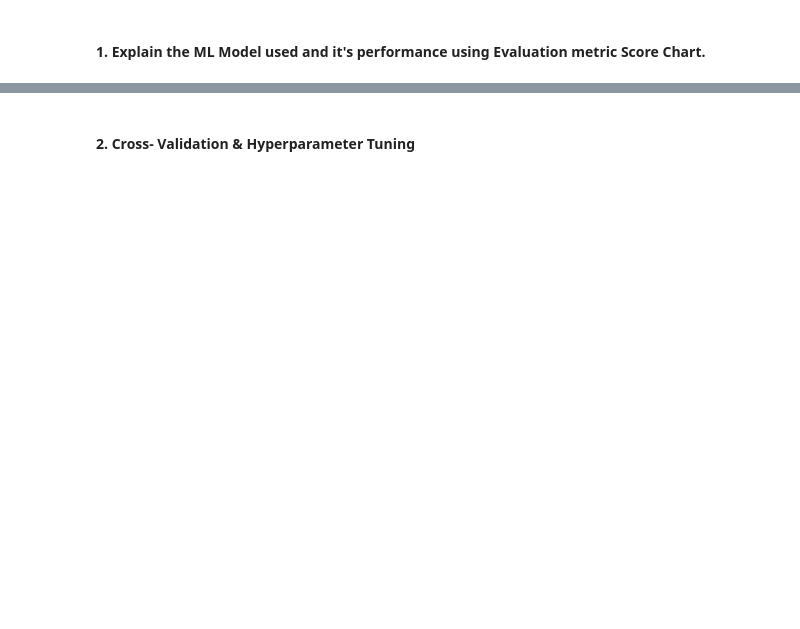
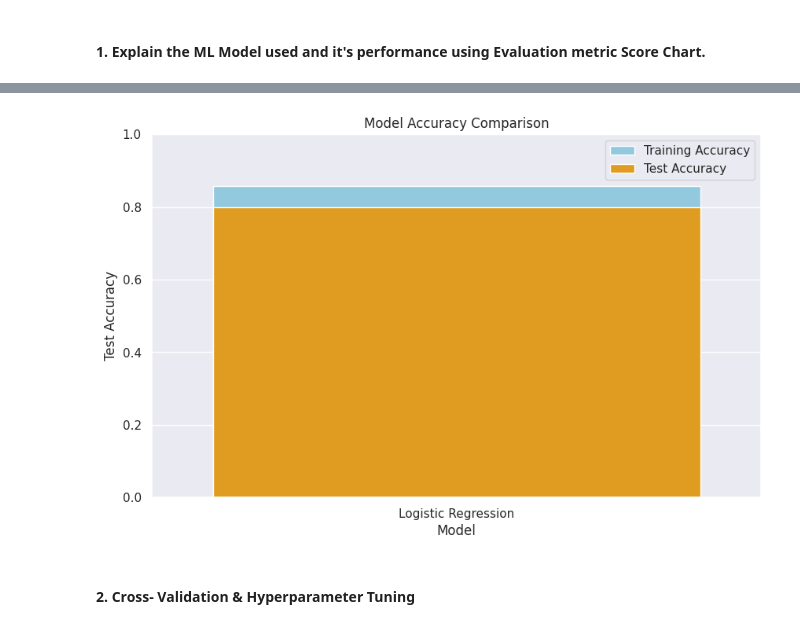
Before and after one commit to Pawanme9034/Sentiment_Analysis_Predicting_sentiment_of_COVID-19_tweets, a Jupyter notebook: Sentiment_Analysis_Predicting_sentiment_of_COVID_19_tweets.ipynb, the cells around one changed output, grey strips where cells are left out. Cells and saved outputs as stored; diff of their text form; code cells hidden in the pictures; blank space fills up the shorter version.

```diff
--- a/Sentiment_Analysis_Predicting_sentiment_of_COVID_19_tweets.ipynb
+++ b/Sentiment_Analysis_Predicting_sentiment_of_COVID_19_tweets.ipynb
@@ -1030,2 +1383,20 @@ print("Test accuracy Score : ",logreg_test_accuracy )
+# %%
+
+models = ['Logistic Regression']
+train_accuracies = [logreg_train_accuracy]
+test_accuracies = [logreg_test_accuracy]
+
+df_accuracies = pd.DataFrame({'Model': models, 'Training Accuracy': train_accuracies, 'Test Accuracy': test_accuracies})
+
+# Plotting with Seaborn
+plt.figure(figsize=(10, 6))
+sns.barplot(x='Model', y='Training Accuracy', data=df_accuracies, color='skyblue', label='Training Accuracy')
+sns.barplot(x='Model', y='Test Accuracy', data=df_accuracies, color='orange', label='Test Accuracy')
+plt.title('Model Accuracy Comparison')
+plt.ylim(0, 1)  # Set y-axis limit to match accuracy scale
+plt.legend()
+plt.show()
+# %% [output]
+[figure, added]
 # %% [markdown]
 #### 2. Cross- Validation & Hyperparameter Tuning
```
Also changed, not shown: parts of 138 cells of this notebook.
